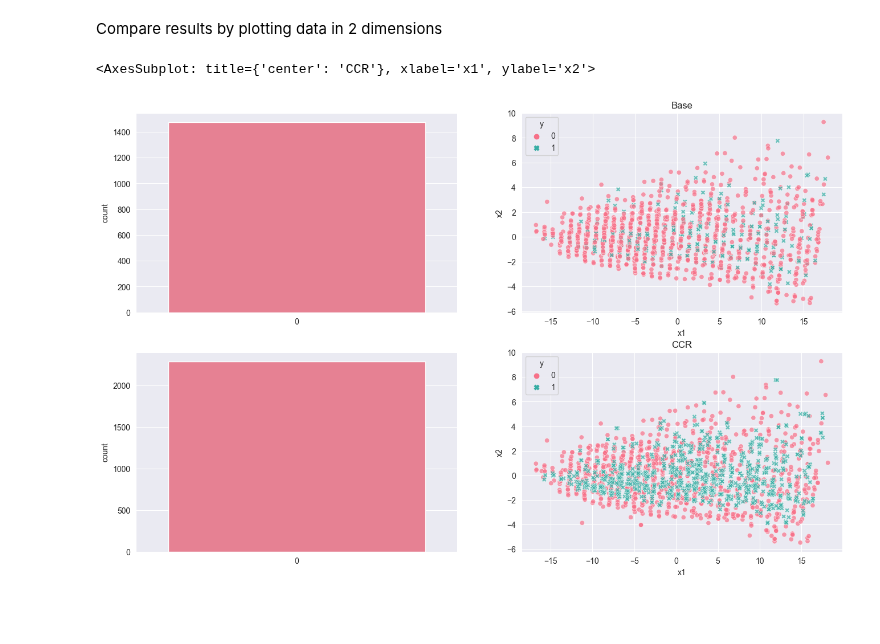
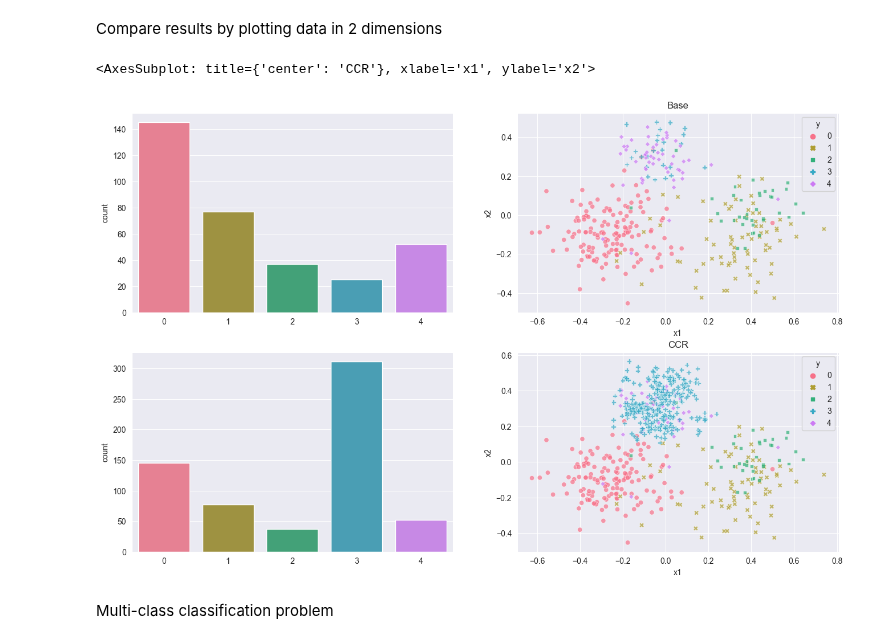
Before and after one commit to damianhorna/multi-imbalance, a Jupyter notebook: examples/resampling/CCR.ipynb, the cells around one changed output. Drawn from its saved outputs; the diff is of its cells as text; code cells hidden in the pictures; blank space fills up the shorter version.

```diff
--- a/examples/resampling/CCR.ipynb
+++ b/examples/resampling/CCR.ipynb
@@ -8,13 +8,12 @@ import seaborn as sns
 from sklearn.decomposition import PCA
 
 from multi_imbalance.datasets import load_datasets
-from multi_imbalance.resampling.ccr import CCR
 from multi_imbalance.utils.data import construct_flat_2pc_df
 
 %matplotlib inline
 sns.set_style("darkgrid")
 
-dataset  = load_datasets()['cmc']
+dataset  = load_datasets()['new_ecoli']
 X, y = dataset.data, dataset.target
 print(X[:5])
 print(y[:5])
@@ -34,3 +26,0 @@ Counter({0: 629, 1: 333, 2: 511})
-# %%
-y[y != 1] = 0
-Counter(y)
@@ -39,7 +30,9 @@ Counter({0: 1140, 1: 333})
 # %% [markdown]
 Resample data using CCR algorithm with energy high enough for translation to be visible on the plots
 # %%
-clf = CCR(energy=5)
+from multi_imbalance.resampling.ccr import CCR
+
+clf = CCR(energy=0.5)
 resampled_X, resampled_y = clf.fit_resample(X, y)
 # %% [markdown]
 Compare results by plotting data in 2 dimensions
@@ -55,37 +48,39 @@ fig.set_size_inches(16, 10)
 axs = axs.flatten()
 
 axs[1].set_title("Base")
-sns.countplot(y, ax=axs[0], palette=p)
+sns.countplot(x=y, ax=axs[0], palette=p)
 X = pca.transform(X)
 df = construct_flat_2pc_df(X, y)
 sns.scatterplot(
     x="x1",
     y="x2",
     hue="y",
     style="y",
     data=df,
     alpha=0.7,
     ax=axs[1],
     legend="full",
     palette=p,
 )
 
 
 axs[3].set_title("CCR")
-sns.countplot(resampled_y, ax=axs[2], palette=p)
+sns.countplot(x=resampled_y, ax=axs[2], palette=p)
 resampled_X = pca.transform(resampled_X)
 df = construct_flat_2pc_df(resampled_X, resampled_y)
 sns.scatterplot(
     x="x1",
     y="x2",
     hue="y",
     style="y",
     data=df,
     alpha=0.7,
     ax=axs[3],
     legend="full",
     palette=p,
 )
 # %% [output]
 <AxesSubplot: title={'center': 'CCR'}, xlabel='x1', ylabel='x2'>
-[figure, old version]
+[figure, new version]
+# %% [markdown]
+Multi-class classification problem
```
Also changed, not shown: parts of 7 cells of this notebook, 2 other files.
